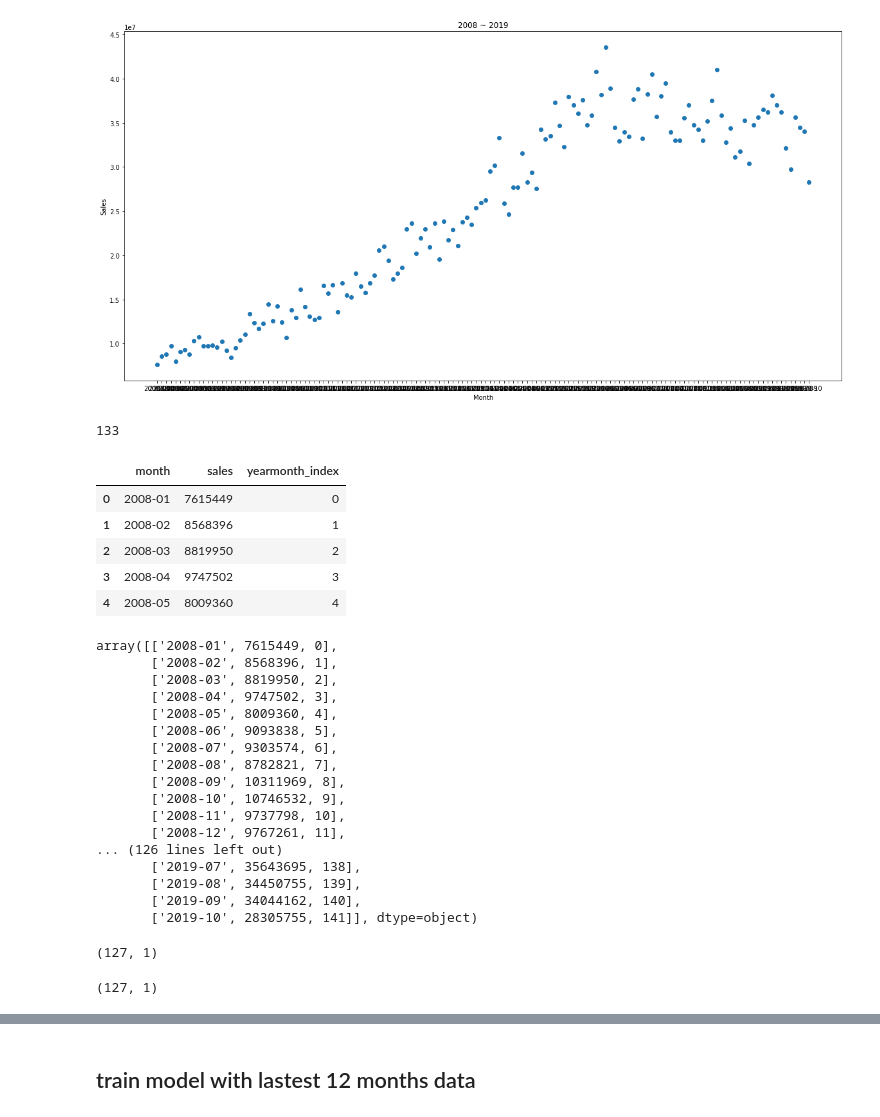
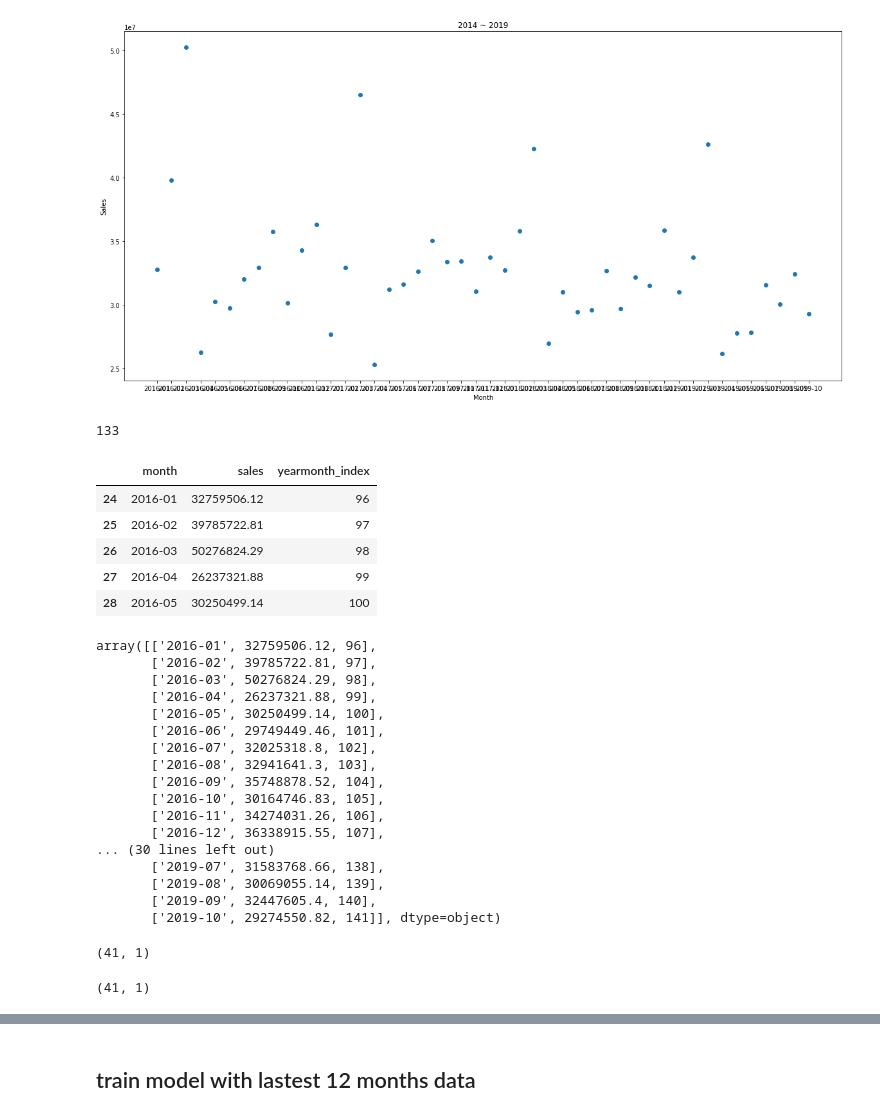
Before and after one commit to windyinwind/ML_sales_predict, a Jupyter notebook: Sales Prediction.ipynb, the cells around one changed output, grey strips where cells are left out. Cells and saved outputs as stored; diff of their text form; code cells hidden in the pictures.

```diff
--- a/Sales Prediction.ipynb
+++ b/Sales Prediction.ipynb
@@ -5,7 +5,9 @@ import pandas as pd
 import matplotlib.pyplot as plt
 from sklearn.linear_model import LinearRegression
 # %%
-sales = pd.read_csv('sales.csv')
+sales = pd.read_csv('combined.csv')
+# %%
+sales = sales[sales['month'] >= '2016-01']
 # %%
 sales.head()
 # %% [output]
@@ -18,12 +29,12 @@ sales.head()
 # %%
 plt.figure(figsize=(20, 10))
 plt.xlabel('Month')
 plt.ylabel('Sales')
-plt.title("2008 ~ 2019")
+plt.title("2014 ~ 2019")
 plt.scatter(sales['month'], sales['sales'])
 plt.show()
 # %% [output]
-[figure, old version]
+[figure, new version]
 # %%
 def yearmonth_to_num(year_month):
     start_year = 2008
@@ -42,41 +53,41 @@ sales['yearmonth_index'] = yearmonth_index
 sales.head()
 # %% [output]
 |  | month | sales | yearmonth_index |
-| 0 | 2008-01 | 7615449 | 0 |
-| 1 | 2008-02 | 8568396 | 1 |
-| 2 | 2008-03 | 8819950 | 2 |
-| 3 | 2008-04 | 9747502 | 3 |
-| 4 | 2008-05 | 8009360 | 4 |
+| 24 | 2016-01 | 32759506.12 | 96 |
+| 25 | 2016-02 | 39785722.81 | 97 |
+| 26 | 2016-03 | 50276824.29 | 98 |
+| 27 | 2016-04 | 26237321.88 | 99 |
+| 28 | 2016-05 | 30250499.14 | 100 |
 # %%
 from sklearn.model_selection import train_test_split
 # %%
 sales.values
 # %% [output]
-array([['2008-01', 7615449, 0],
-       ['2008-02', 8568396, 1],
-       ['2008-03', 8819950, 2],
-       ['2008-04', 9747502, 3],
-       ['2008-05', 8009360, 4],
-       ['2008-06', 9093838, 5],
-       ['2008-07', 9303574, 6],
-       ['2008-08', 8782821, 7],
-       ['2008-09', 10311969, 8],
-       ['2008-10', 10746532, 9],
-       ['2008-11', 9737798, 10],
-       ['2008-12', 9767261, 11],
-... (126 lines left out)
-       ['2019-07', 35643695, 138],
-       ['2019-08', 34450755, 139],
-       ['2019-09', 34044162, 140],
-       ['2019-10', 28305755, 141]], dtype=object)
+array([['2016-01', 32759506.12, 96],
+       ['2016-02', 39785722.81, 97],
+       ['2016-03', 50276824.29, 98],
+       ['2016-04', 26237321.88, 99],
+       ['2016-05', 30250499.14, 100],
+       ['2016-06', 29749449.46, 101],
+       ['2016-07', 32025318.8, 102],
+       ['2016-08', 32941641.3, 103],
+       ['2016-09', 35748878.52, 104],
+       ['2016-10', 30164746.83, 105],
+       ['2016-11', 34274031.26, 106],
+       ['2016-12', 36338915.55, 107],
+... (30 lines left out)
+       ['2019-07', 31583768.66, 138],
+       ['2019-08', 30069055.14, 139],
+       ['2019-09', 32447605.4, 140],
+       ['2019-10', 29274550.82, 141]], dtype=object)
 # %%
 X_train, X_test, y_train, y_test = train_test_split(sales['yearmonth_index'].values.reshape(-1,1), sales['sales'].values.reshape(-1,1), test_size=0.1)
 # %%
 X_train.shape
 # %% [output]
-(127, 1)
+(41, 1)
 # %%
 y_train.shape
 # %% [output]
-(127, 1)
+(41, 1)
 # %%
```
Also changed, not shown: parts of 53 cells of this notebook, 2 other files.
